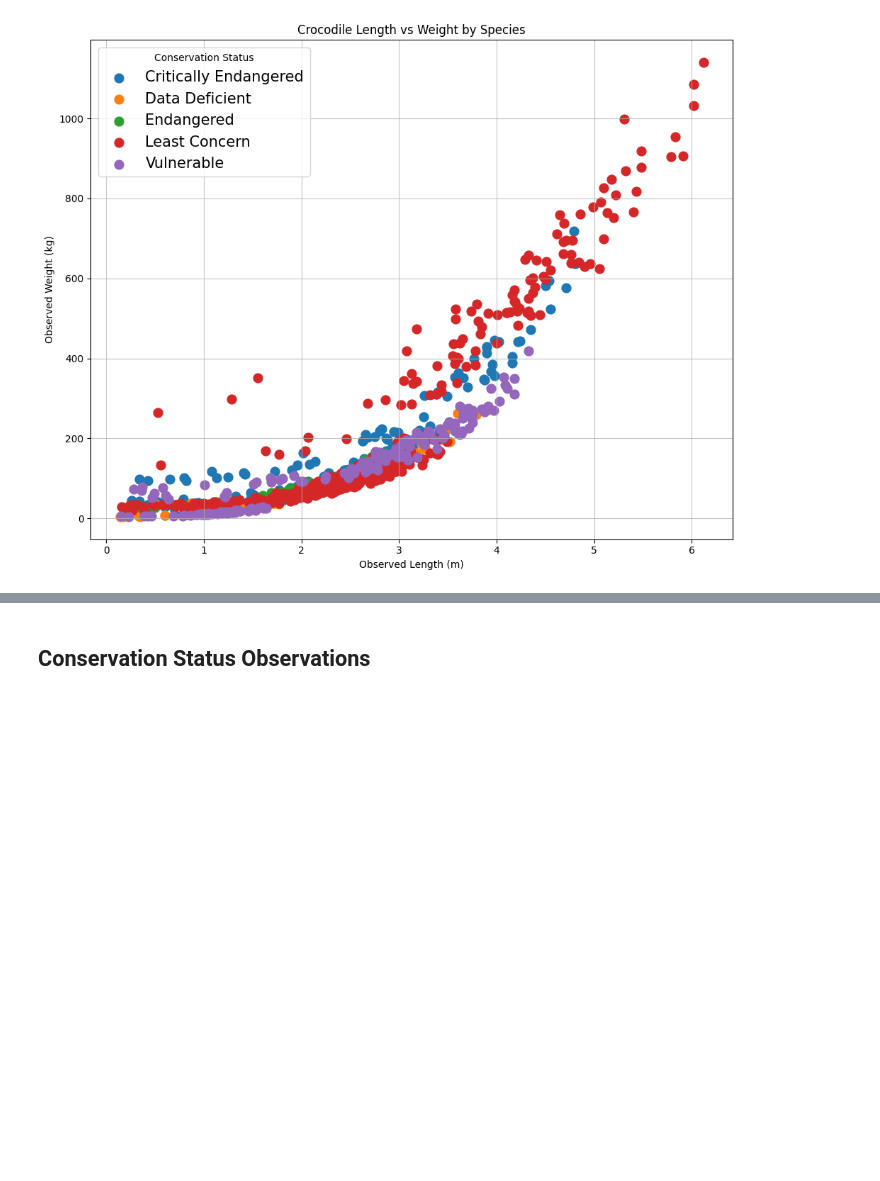
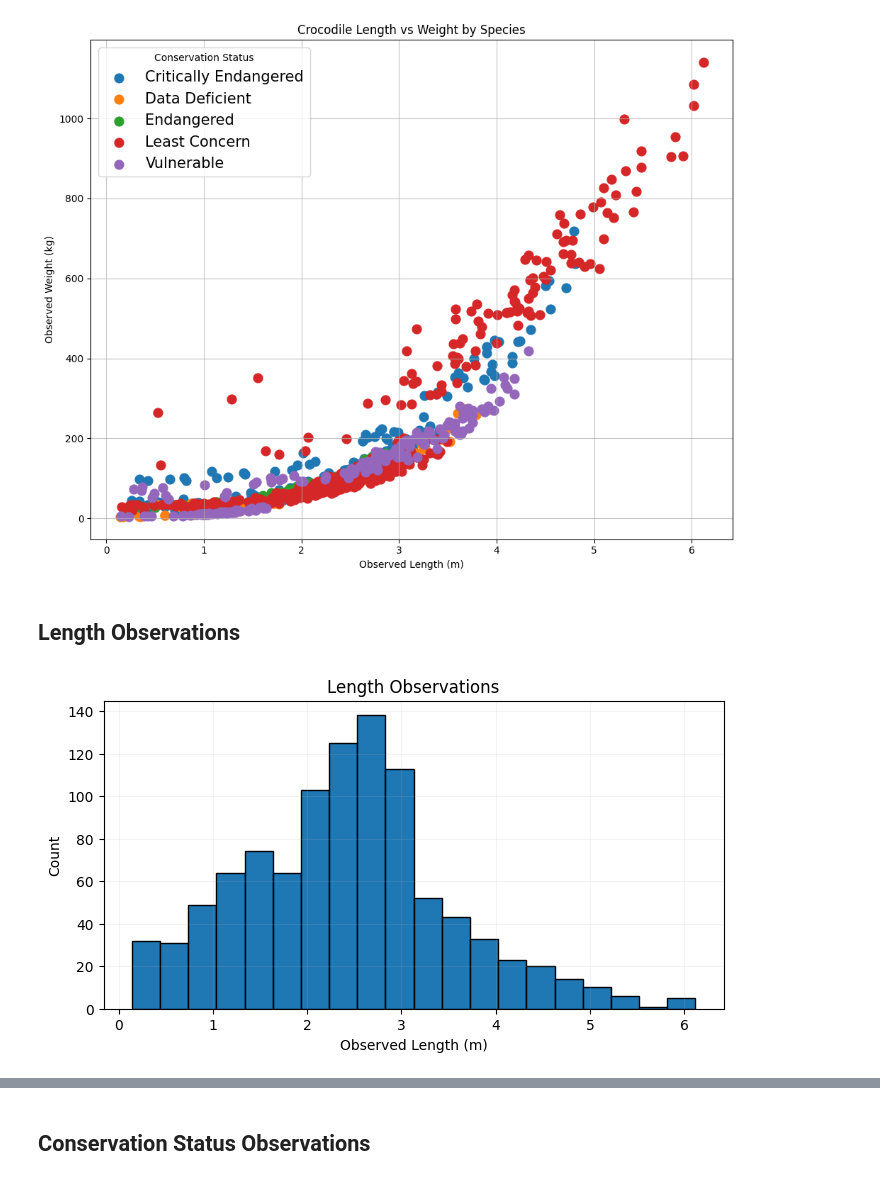
Before and after one commit to OmarEladl/Crocodile-Species-EDA, a Jupyter notebook: Crocodile Species EDA.ipynb, the cells around one changed output, grey strips where cells are left out. Saved outputs shown, nothing was run; the diff lists cells and outputs as text; code cells hidden in the pictures; blank space fills up the shorter version.

```diff
--- a/Crocodile Species EDA.ipynb
+++ b/Crocodile Species EDA.ipynb
@@ -249,3 +265,15 @@ plt.tight_layout()
 plt.show()
 # %% [output]
 [figure]
+# %% [markdown]
+## Length Observations
+# %%
+plt.figure(figsize=(8,4))
+plt.hist(df['Observed Length (m)'], bins=20, edgecolor='black')
+plt.title('Length Observations')
+plt.xlabel('Observed Length (m)')
+plt.ylabel('Count')
+plt.grid(True, linestyle='-', alpha=0.15)
+plt.show()
+# %% [output]
+[figure, added]
```
Also changed, not shown: parts of 22 cells of this notebook.
